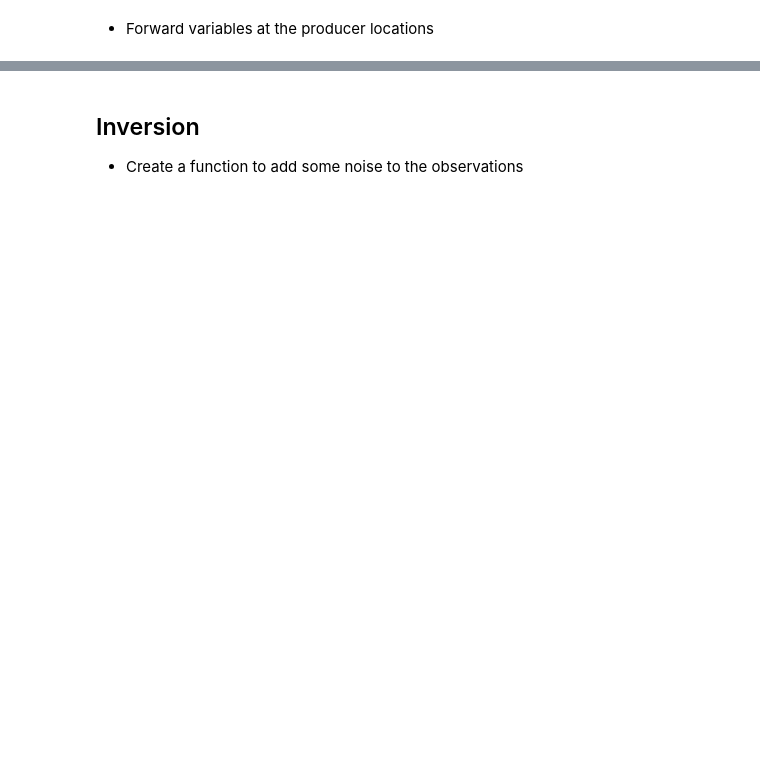
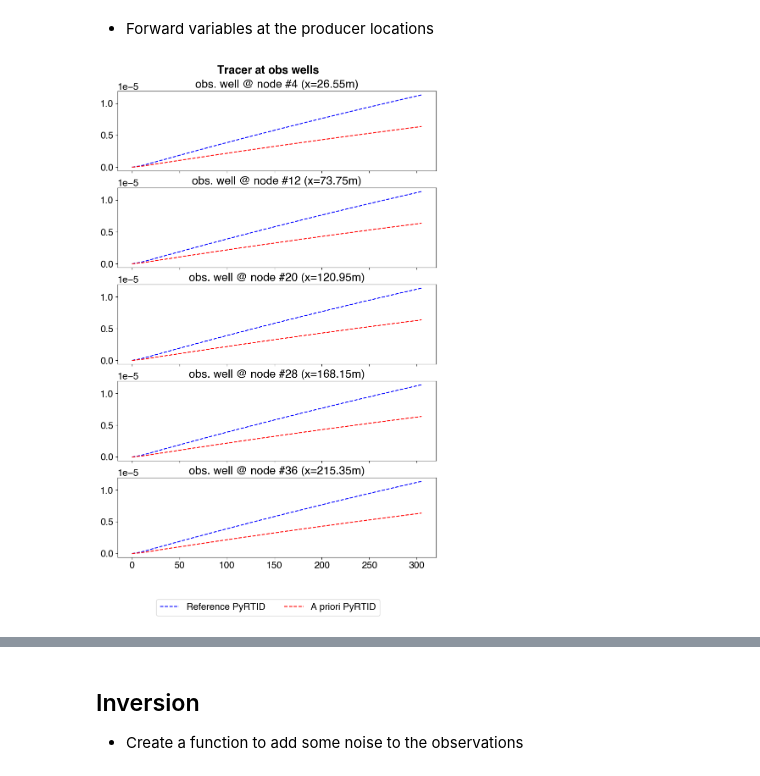
Before and after one commit to antoinecollet5/pyrtid, a Jupyter notebook: examples/adjoint/1d/diff_1ok_inv_urn_from_mob.ipynb, the cells around one changed output, grey strips where cells are left out. Saved outputs shown, nothing was run; the diff lists cells and outputs as text; code cells hidden in the pictures; blank space fills up the shorter version.

```diff
--- a/examples/adjoint/1d/diff_1ok_inv_urn_from_mob.ipynb
+++ b/examples/adjoint/1d/diff_1ok_inv_urn_from_mob.ipynb
@@ -252,7 +288,7 @@ for format in ["png", "pdf"]:
 # %% [markdown]
 - Forward variables at the producer locations
 # %%
-plotter = NestedGridPlotter(
+plotter = ngp.NestedGridPlotter(
     fig_params={"constrained_layout": True, "figsize": (8, 12)},
     subplots_mosaic_params={
         "fig0": dict(
@@ -261,31 +297,33 @@ plotter = NestedGridPlotter(
             sharex=True,
         )
     },
 )
 
 for i, node_id in enumerate(observation_locations):
     ax = plotter.get_axis(f"ax{i + 1}-1")
     x = (node_id + 0.5) * geometry.dx
     obs_well_name = f"obs. well @ node #{node_id} (x={x:.2f}m)"
 
     ax.set_title(obs_well_name)
     ax.plot(
         model_reference.tr_model.conc[node_id, 0, :],
         label="Reference PyRTID",
         c="b",
         linestyle="--",
     )
     ax.plot(
         model_estimate.tr_model.conc[node_id, 0, :],
         label="A priori PyRTID",
         c="r",
         linestyle="--",
     )
 
 plotter.fig.suptitle("Tracer at obs wells", fontweight="bold")
 plotter.add_fig_legend(ncol=2, bbox_y_shift=-0.02)
 
 fname = "tracer_concentration_true_vs_estimate_at_obs_1D"
 for format in ["png", "pdf"]:
     plotter.fig.savefig(str(fig_save_path.joinpath(f"{fname}.{format}")), format=format)
+# %% [output]
+[figure, added]
 # %%
```
Also changed, not shown: parts of 53 cells of this notebook, 53 other files.
